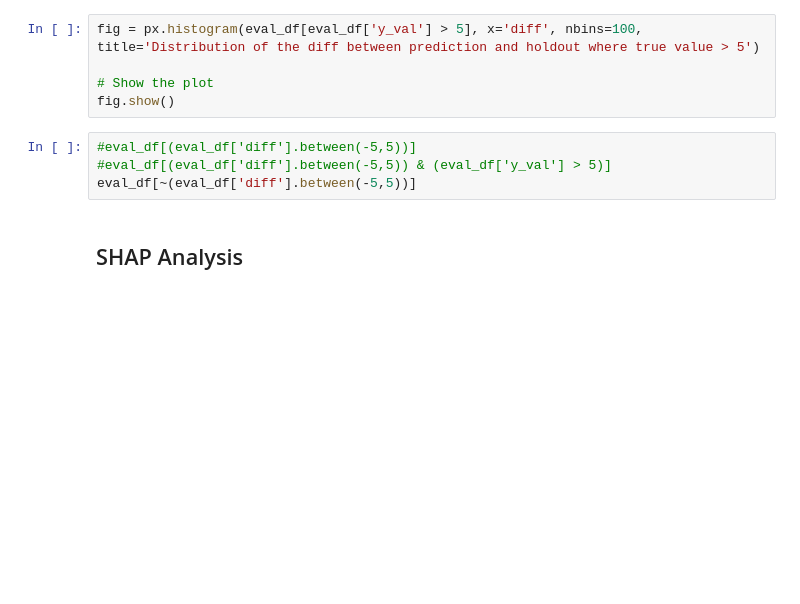
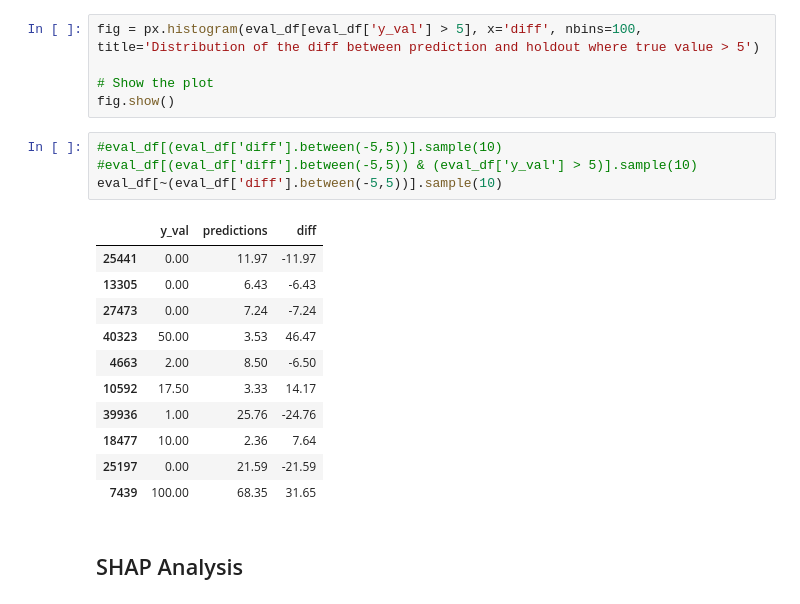
Before and after one commit to jamesbconner/MADS699, a Jupyter notebook: notebooks/23_HistGradBoost_Regression.ipynb, the cells around one changed output. Drawn from its saved outputs; the diff is of its cells as text; blank space fills up the shorter version.

```diff
--- a/notebooks/23_HistGradBoost_Regression.ipynb
+++ b/notebooks/23_HistGradBoost_Regression.ipynb
@@ -425,9 +597,21 @@ fig = px.histogram(eval_df[eval_df['y_val'] > 5], x='diff', nbins=100, title='Di
 # Show the plot
 fig.show()
 # %%
-#eval_df[(eval_df['diff'].between(-5,5))]
-#eval_df[(eval_df['diff'].between(-5,5)) & (eval_df['y_val'] > 5)]
-eval_df[~(eval_df['diff'].between(-5,5))]
+#eval_df[(eval_df['diff'].between(-5,5))].sample(10)
+#eval_df[(eval_df['diff'].between(-5,5)) & (eval_df['y_val'] > 5)].sample(10)
+eval_df[~(eval_df['diff'].between(-5,5))].sample(10)
+# %% [output]
+|  | y_val | predictions | diff |
+| 25441 | 0.00 | 11.97 | -11.97 |
+| 13305 | 0.00 | 6.43 | -6.43 |
+| 27473 | 0.00 | 7.24 | -7.24 |
+| 40323 | 50.00 | 3.53 | 46.47 |
+| 4663 | 2.00 | 8.50 | -6.50 |
+| 10592 | 17.50 | 3.33 | 14.17 |
+| 39936 | 1.00 | 25.76 | -24.76 |
+| 18477 | 10.00 | 2.36 | 7.64 |
+| 25197 | 0.00 | 21.59 | -21.59 |
+| 7439 | 100.00 | 68.35 | 31.65 |
 # %% [markdown]
 ## SHAP Analysis
 # %% [markdown]
```
Also changed, not shown: parts of 29 cells of this notebook.
